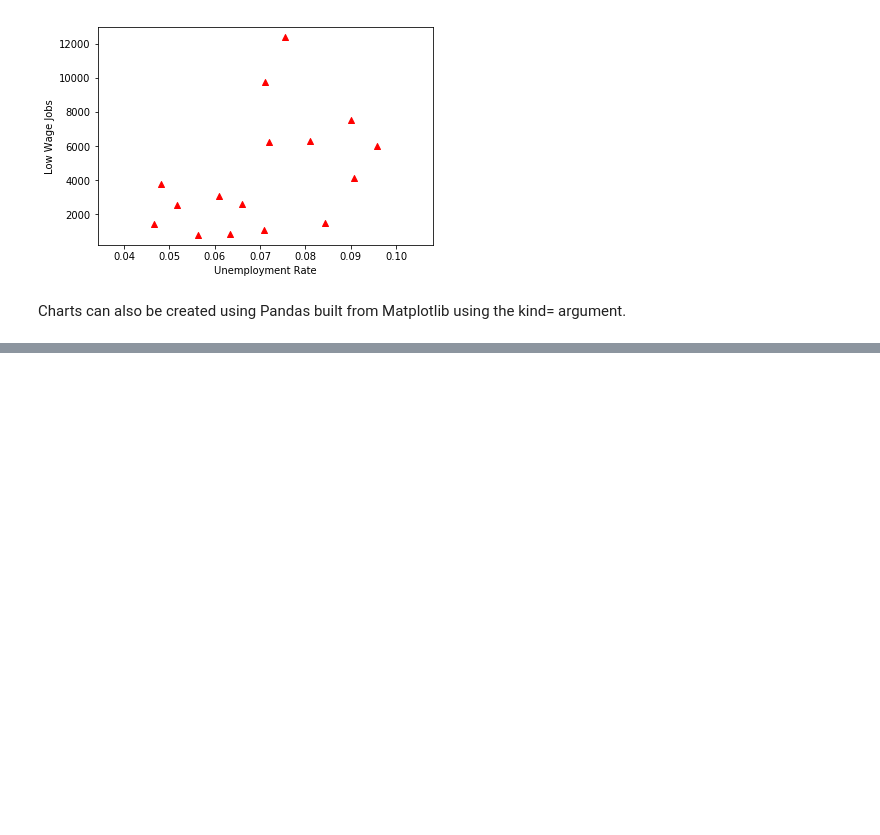
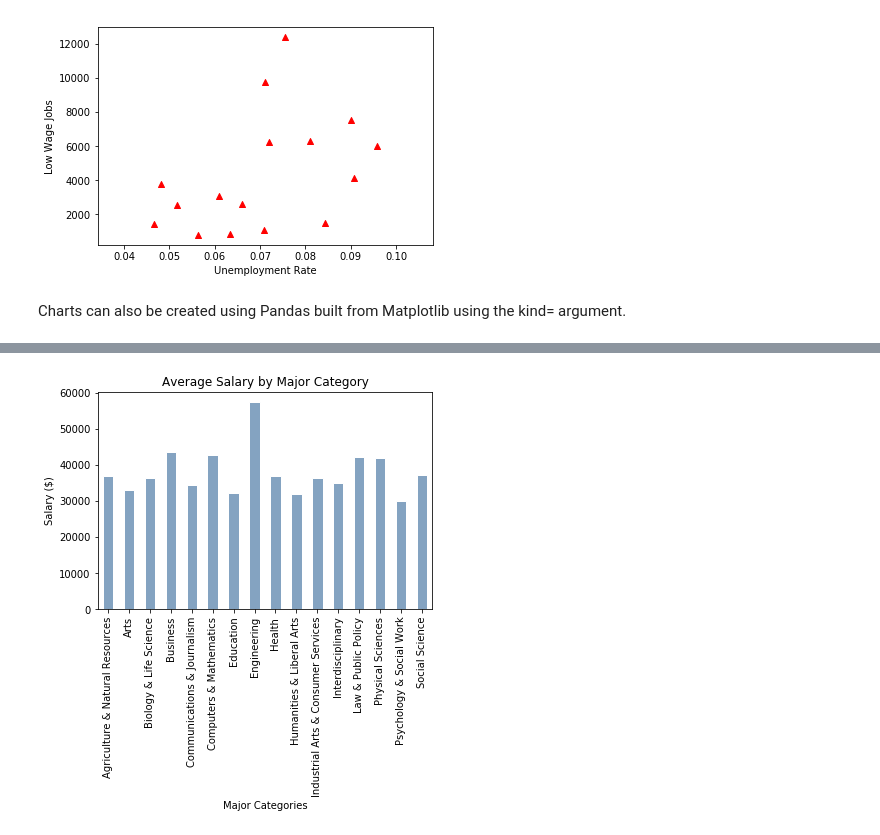
Before and after one commit to LRS4/Python-DataScience, a Jupyter notebook: Matplotlib.ipynb, the cells around one changed output, grey strips where cells are left out. Drawn from its saved outputs; the diff is of its cells as text; code cells hidden in the pictures; blank space fills up the shorter version.

```diff
--- a/Matplotlib.ipynb
+++ b/Matplotlib.ipynb
@@ -109,0 +127,11 @@ plt.show()
+# %%
+# understanding the average salary per major category area
+average_sal = recent_grads.groupby(['Major_category'])['Median'].mean()
+average_sal.plot(kind="bar", color=(0.2, 0.4, 0.6, 0.6),  edgecolor='white')
+
+plt.title("Average Salary by Major Category")
+plt.xlabel("Major Categories")
+plt.ylabel("Salary ($)")
+plt.show()
+# %% [output]
+[figure, added]
```
Also changed, not shown: parts of 4 cells of this notebook.
